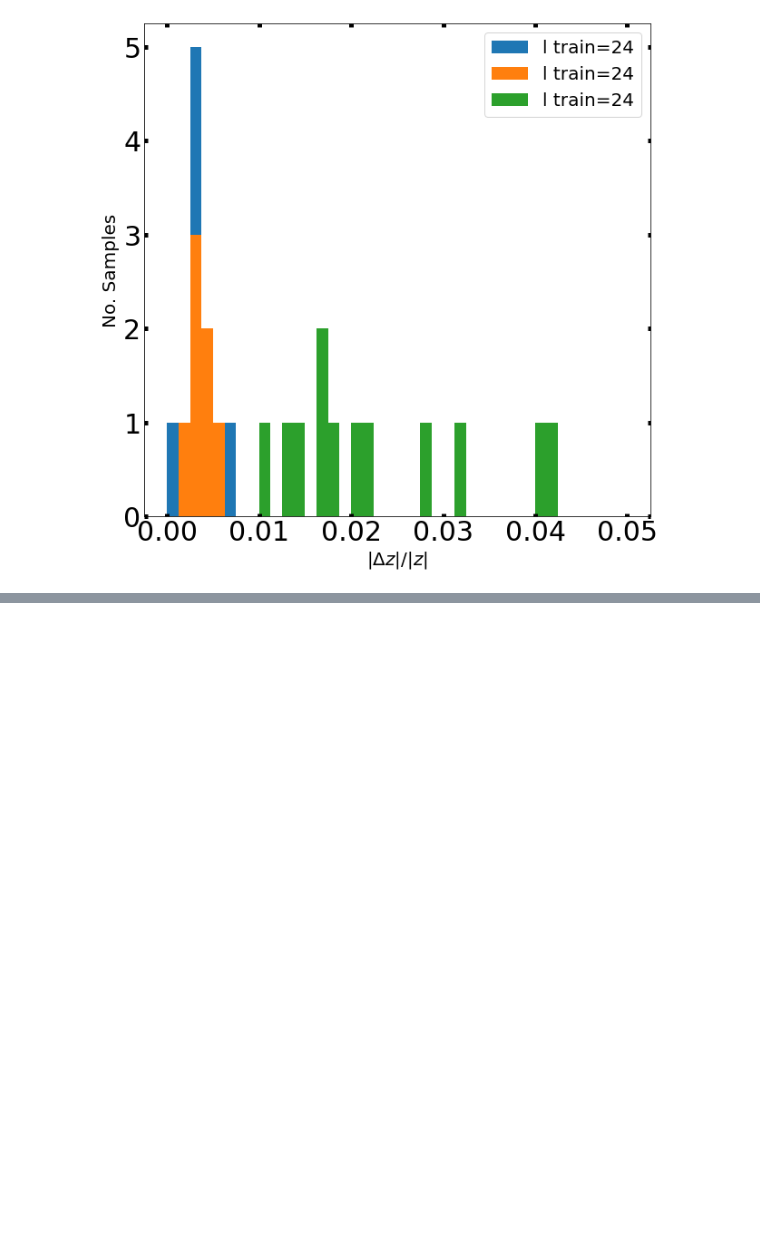
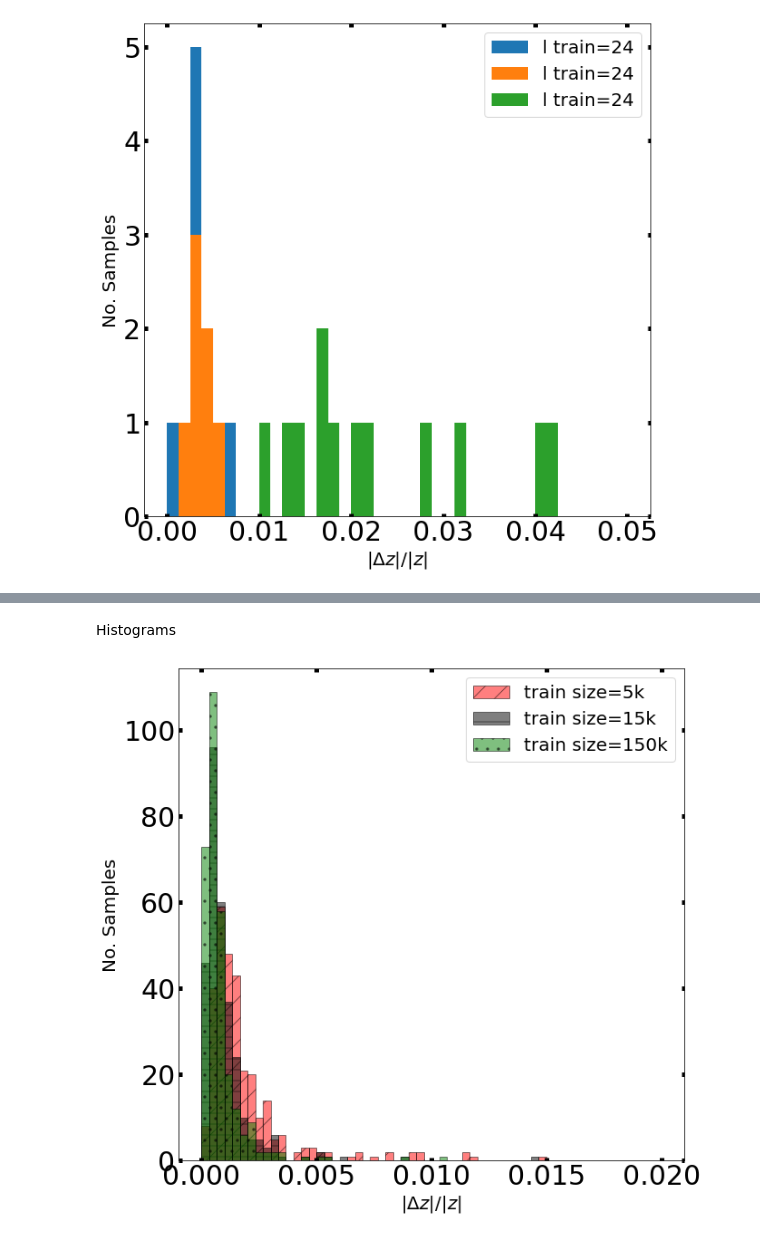
Before and after one commit to emacosta95/dft_for_ising, a Jupyter notebook: dft_ising_2nn_analysis.ipynb, the cells around one changed output, grey strips where cells are left out. Cells and saved outputs as stored; diff of their text form; code cells hidden in the pictures; blank space fills up the shorter version.

```diff
--- a/dft_ising_2nn_analysis.ipynb
+++ b/dft_ising_2nn_analysis.ipynb
@@ -1629,0 +2108,24 @@ for r in l_train:
+# %% [markdown]
+Histograms
+# %%
+plt.figure(figsize=(10,10))
+hatchs=['/','-','.']
+colors=['red','black','green']
+for j,r in enumerate(l_train):
+    for i in [-1]:
+        plt.hist(dz[r][i],bins=60,label=f'train size={r}',range=(0,0.02),alpha=0.5,hatch=hatchs[j], edgecolor='k',fill=True,color=colors[j])
+plt.xlabel(r'$|\Delta z|/|z|$',fontsize=20)
+plt.legend(fontsize=20)
+plt.ylabel('No. Samples',fontsize=20)
+plt.tick_params(
+        top=True,
+        right=True,
+        labeltop=False,
+        labelright=False,
+        direction="in",
+        labelsize=30,
+        width=5,
+    )
+plt.show()
+# %% [output]
+[figure, added]
```
Also changed, not shown: parts of 63 cells of this notebook, 4 other files.
